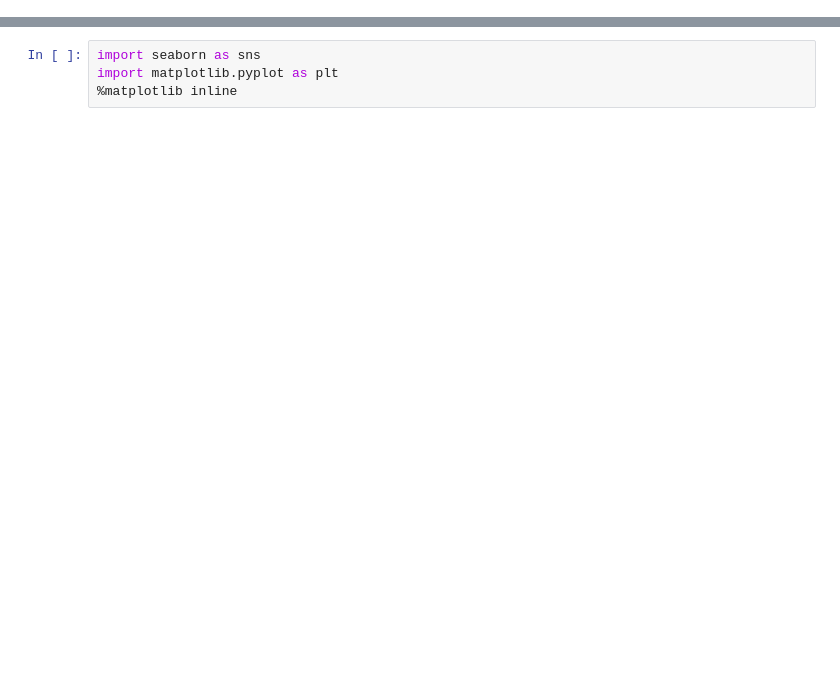
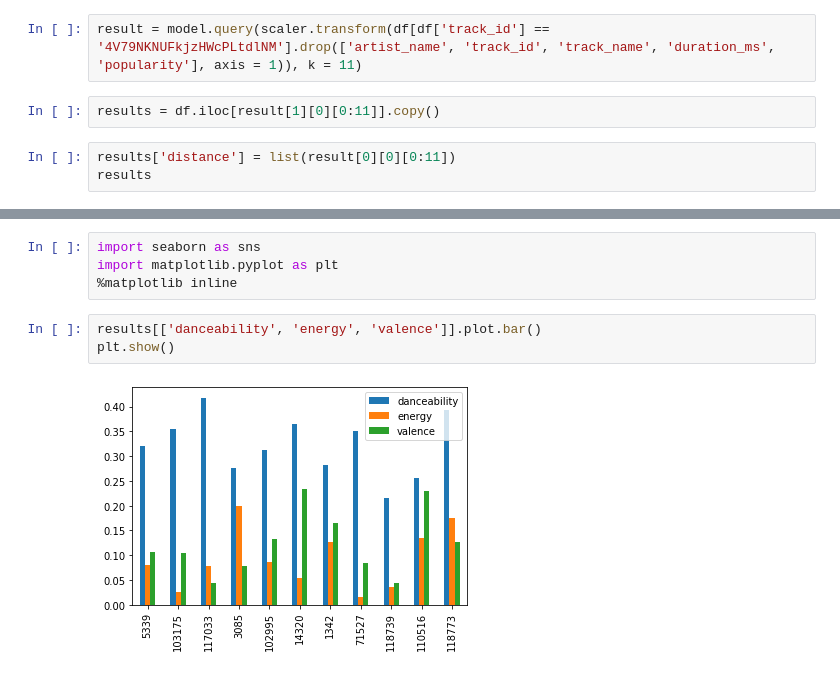
Before and after one commit to bw-spotify-song-suggester-4/data-science, a Jupyter notebook: pickletaste.ipynb, the cells around one changed output, grey strips where cells are left out. Saved outputs shown, nothing was run; the diff lists cells and outputs as text; blank space fills up the shorter version.

```diff
--- a/pickletaste.ipynb
+++ b/pickletaste.ipynb
@@ -26,0 +30,7 @@ results
+# %%
+result = model.query(scaler.transform(df[df['track_id'] == '4V79NKNUFkjzHWcPLtdlNM'].drop(['artist_name', 'track_id', 'track_name', 'duration_ms', 'popularity'], axis = 1)), k = 11)
+# %%
+results = df.iloc[result[1][0][0:11]].copy()
+# %%
+results['distance'] = list(result[0][0][0:11])
+results
@@ -28,3 +51,8 @@ results
 import seaborn as sns
 import matplotlib.pyplot as plt
 %matplotlib inline
+# %%
+results[['danceability', 'energy', 'valence']].plot.bar()
+plt.show()
+# %% [output]
+[figure, added]
```
Also changed, not shown: parts of 9 cells of this notebook, 3 other files.
